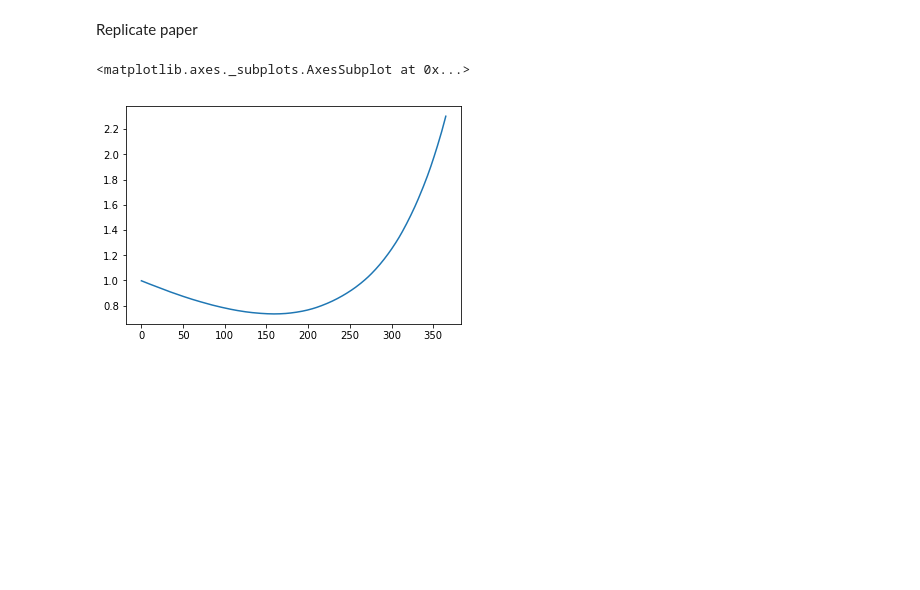
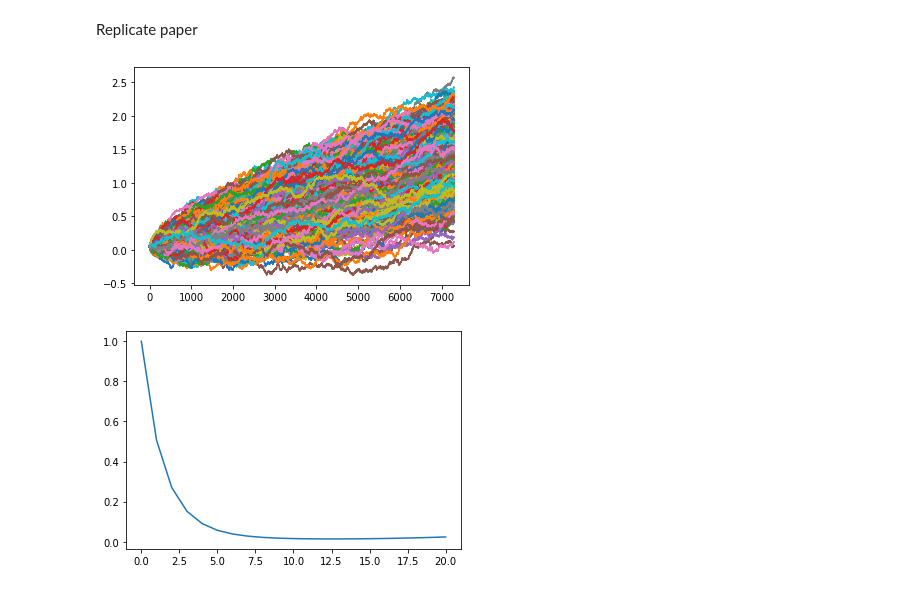
Before and after one commit to upathare1/Advanced-Term-Structures, a Jupyter notebook: Code/AFP.ipynb, the cells around one changed output. Drawn from its saved outputs; the diff is of its cells as text; code cells hidden in the pictures; blank space fills up the shorter version.

```diff
--- a/Code/AFP.ipynb
+++ b/Code/AFP.ipynb
@@ -51,5 +84,5 @@ class SpotRateModel:
 # %%
-spot_rate_model = SpotRateModel(r0=0.05,
+vasicek = SpotRateModel(r0=0.05,
                  a=0.5,
                  b=0.05,
                  theta=0.025,
@@ -58,28 +91,7 @@ spot_rate_model = SpotRateModel(r0=0.05,
                  gamma=0.01,
                  mu=0,
                  h=10,
-                 t=0.05,
+                 t=0,
                  T=20,
                  m=365,
                  model_name='vasicek')
-# %%
-class MonteCarloSimulation:
-    def __init__(self,
-                 num_simulations,
-                 spot_rate_model,
-                 mc_type):
-        self.num_simulations = num_simulations
-        self.spot_rate_model = spot_rate_model
-        self.mc_type = mc_type
-
-    def simulate(self):
-        spot_rates = pd.DataFrame()
-        for i in range(self.num_simulations):
-            spot_rates[i] = self.spot_rate_model.spot_rates()['SPOT_RATE']
-
-        bond_prices = spot_rates
-        for i in range(self.num_simulations):
-            bond_prices[i] = np.exp(-bond_prices[i].cumsum()*self.spot_rate_model.delta_t)
-
-        bond_prices = bond_prices.mean(axis=1)
-        return bond_prices
@@ -90,5 +98,10 @@ sr = mc.simulate()
-# %%
-sr.plot()
-# %% [output]
-<matplotlib.axes._subplots.AxesSubplot at 0x...>
-[figure, removed]
+# %%
+mc_vasicek = MonteCarloSimulation(1000, vasicek, "")
+sr_vasicek, bp_vasicek = mc_vasicek.simulate()
+sr_vasicek.plot(legend=False)
+plt.show()
+bp_vasicek.plot()
+plt.show()
+# %% [output]
+[figure, added]
+[figure, added]
```
Also changed, not shown: parts of 8 cells of this notebook.
